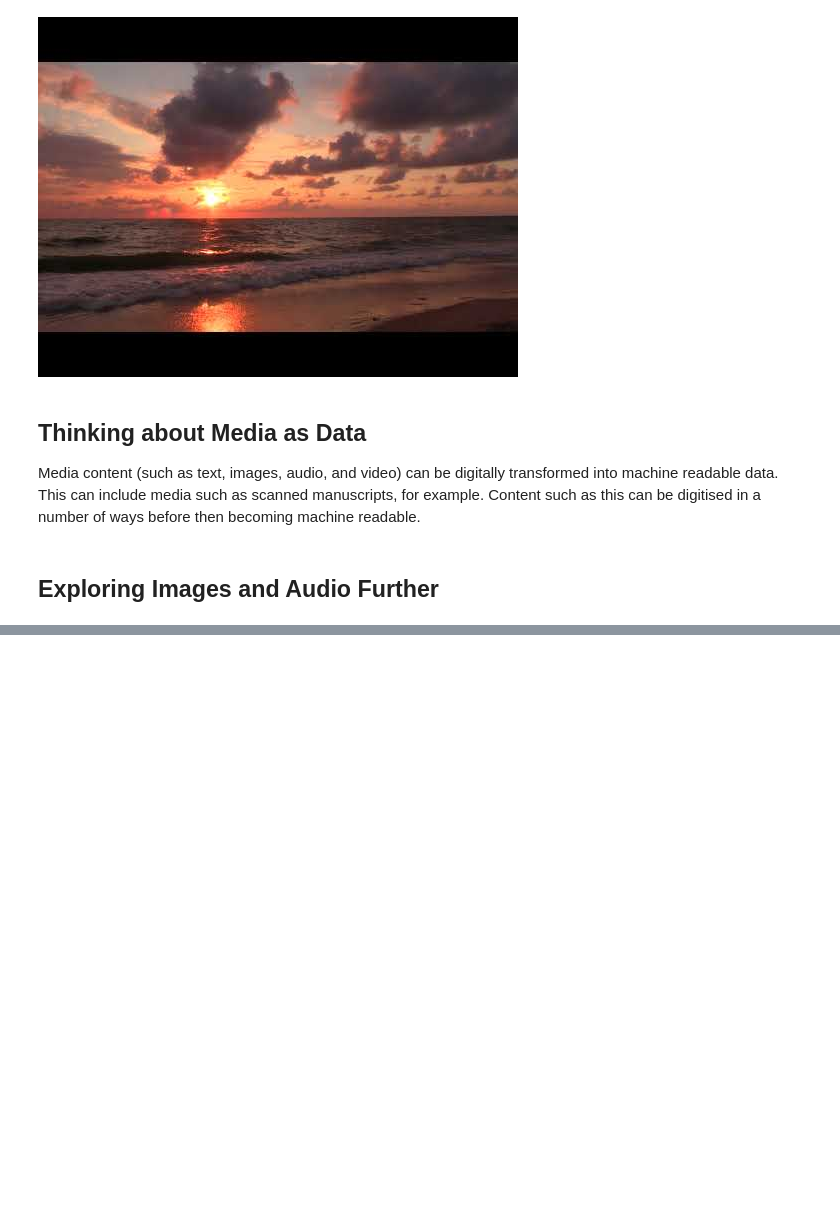
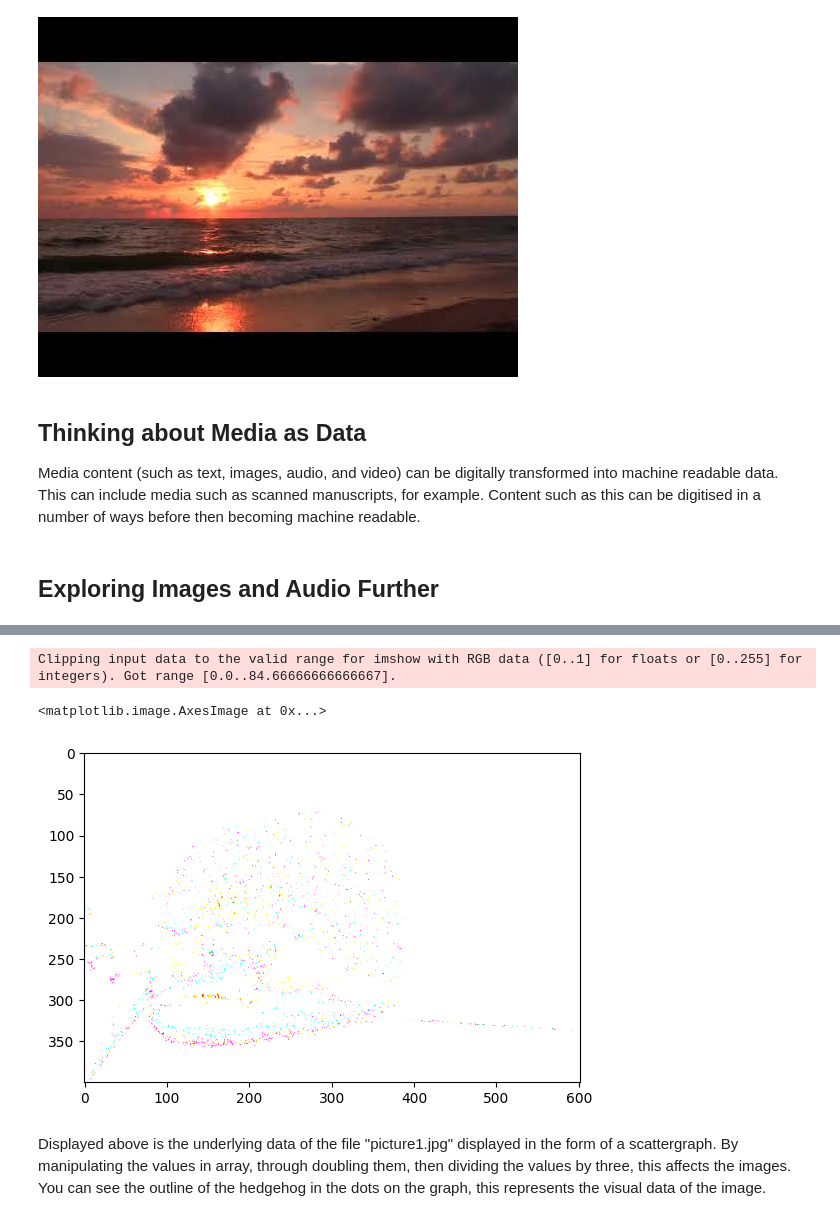
Before and after one commit to katierobertson2710-jpg/ai-for-the-arts, a Jupyter notebook: coding_excercises.ipynb, the cells around one changed output, grey strips where cells are left out. Drawn from its saved outputs; the diff is of its cells as text; code cells hidden in the pictures; blank space fills up the shorter version.

```diff
--- a/coding_excercises.ipynb
+++ b/coding_excercises.ipynb
@@ -579,0 +641,9 @@ Using IPython.display to display images and audio
+# %%
+test_picture_filtered = 2*test_picture/3
+pyplot.imshow(test_picture_filtered)
+# %% [output]
+Clipping input data to the valid range for imshow with RGB data ([0..1] for floats or [0..255] for integers). Got range [0.0..84.66666666666667].
+<matplotlib.image.AxesImage at 0x...>
+[figure, added]
+# %% [markdown]
+Displayed above is the underlying data of the file "picture1.jpg" displayed in the form of a scattergraph. By manipulating the values in array, through doubling them, then dividing the values by three, this affects the images. You can see the outline of the hedgehog in the dots on the graph, this represents the visual data of the image.
```
Also changed, not shown: parts of 15 cells of this notebook.
